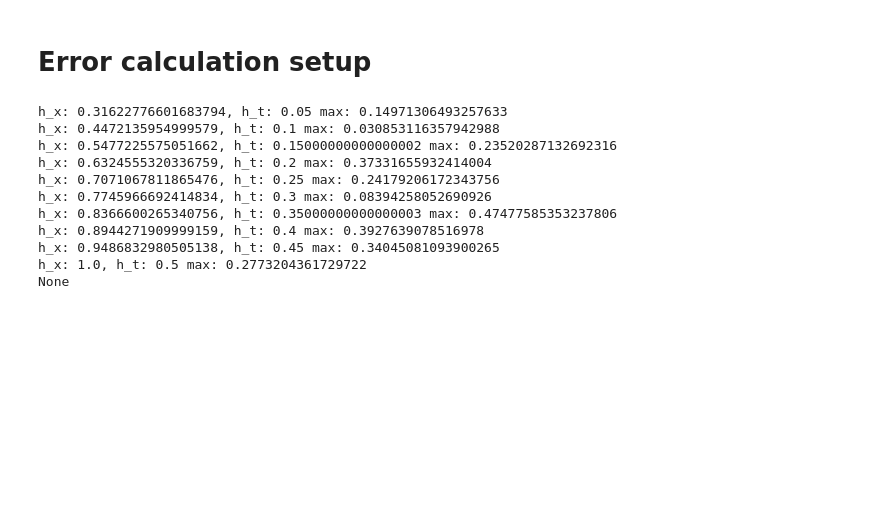
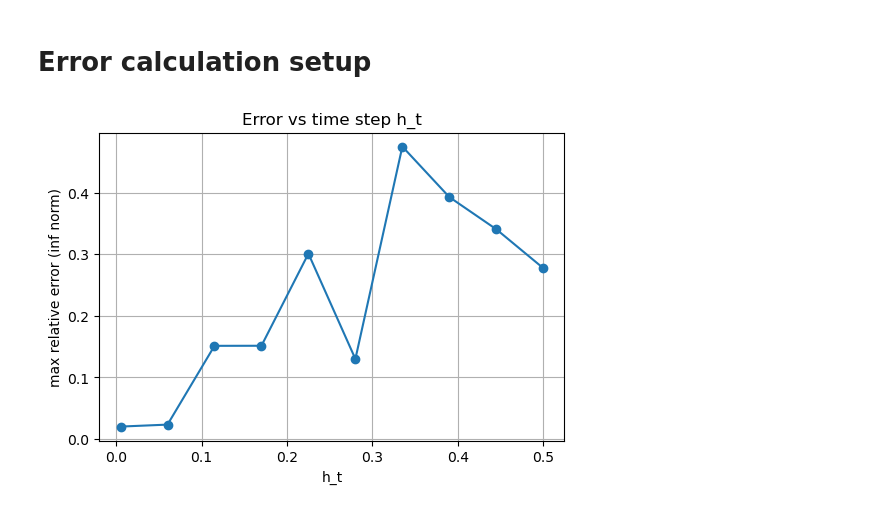
Before and after one commit to FoyerD/num_pde, a Jupyter notebook: hw1/q4.ipynb, the cells around one changed output. Cells and saved outputs as stored; diff of their text form; code cells hidden in the pictures; blank space fills up the shorter version.

```diff
--- a/hw1/q4.ipynb
+++ b/hw1/q4.ipynb
@@ -109,7 +106,7 @@ def relative_error(x_grid, t_grid, u_grid, fn):
         [fn(x, t) for t in t_grid]
     for x in x_grid])
     # print(f"u shape: {u_grid.shape}")
-    errors = gt_samples - u_grid
+    errors = u_grid - gt_samples
     err_norm = np.linalg.norm(errors, axis=1)
     solution_norm = np.linalg.norm(gt_samples, axis=1)
     # print(f"u norm: {solution_norm}, err : {err_norm}")
@@ -117,28 +114,41 @@ def relative_error(x_grid, t_grid, u_grid, fn):
     # print(f"gt norm: {np.linalg.norm(gt_samples)}")
     return err_norm / solution_norm
 # %%
-def find_rel_err_under(percent=0.02):
+def calc_rel_err_under(u_grids):
+    err_grids = []
     for s in u_grids:
         x_grid, t_grid, u_grid, h_x, h_t = s
         rel_err_vec = relative_error(x_grid, t_grid, u_grid, gt_fn)
-        infinte_norm = np.max(rel_err_vec)
-        print(f"h_x: {h_x}, h_t: {h_t} max: {infinte_norm}")
+        infinte_norm = np.linalg.norm(rel_err_vec, ord=np.inf)
 
+        err_grids.append((x_grid, t_grid, u_grid, h_x, h_t, infinte_norm))
+        # print(f"h_x: {h_x}, h_t: {h_t} max: {infinte_norm}")
 
-        if infinte_norm <= percent:
+    return err_grids
+
+def find_rel_err_under(err_grids, percent=0.02):
+    for s in err_grids:
+        if s[-1] <= percent:
             return s
-    return None
+# %%
+def plot_errs_vs_ht(h_ts, errs):
+    plt.figure(figsize=(6,4))
+    plt.plot(h_ts, errs, '-o')
+    plt.xlabel('h_t')
+    plt.ylabel('max relative error (inf norm)')
+    plt.title('Error vs time step h_t')
+    plt.grid(True)
+    # optional: log scale if errors span many orders
+    # plt.yscale('log')
+    plt.show()
 # %%
-print(find_rel_err_under())
+u_grids_err = calc_rel_err_under(u_grids)
+
+def plot_err_across_search_domain(u_grids_err):
+    hts = [h_t for x_grid, t_grid, u_grid, h_x, h_t, err in u_grids_err]
+    errs = [err for x_grid, t_grid, u_grid, h_x, h_t, err in u_grids_err]
+    plot_errs_vs_ht(hts, errs)
+
+plot_err_across_search_domain(u_grids_err)
 # %% [output]
-h_x: 0.31622776601683794, h_t: 0.05 max: 0.14971306493257633
-h_x: 0.4472135954999579, h_t: 0.1 max: 0.030853116357942988
-h_x: 0.5477225575051662, h_t: 0.15000000000000002 max: 0.23520287132692316
-h_x: 0.6324555320336759, h_t: 0.2 max: 0.37331655932414004
-h_x: 0.7071067811865476, h_t: 0.25 max: 0.24179206172343756
-h_x: 0.7745966692414834, h_t: 0.3 max: 0.08394258052690926
-h_x: 0.8366600265340756, h_t: 0.35000000000000003 max: 0.47477585353237806
-h_x: 0.8944271909999159, h_t: 0.4 max: 0.3927639078516978
-h_x: 0.9486832980505138, h_t: 0.45 max: 0.34045081093900265
-h_x: 1.0, h_t: 0.5 max: 0.2773204361729722
-None
+[figure, added]
```
Also changed, not shown: parts of 6 cells of this notebook.
